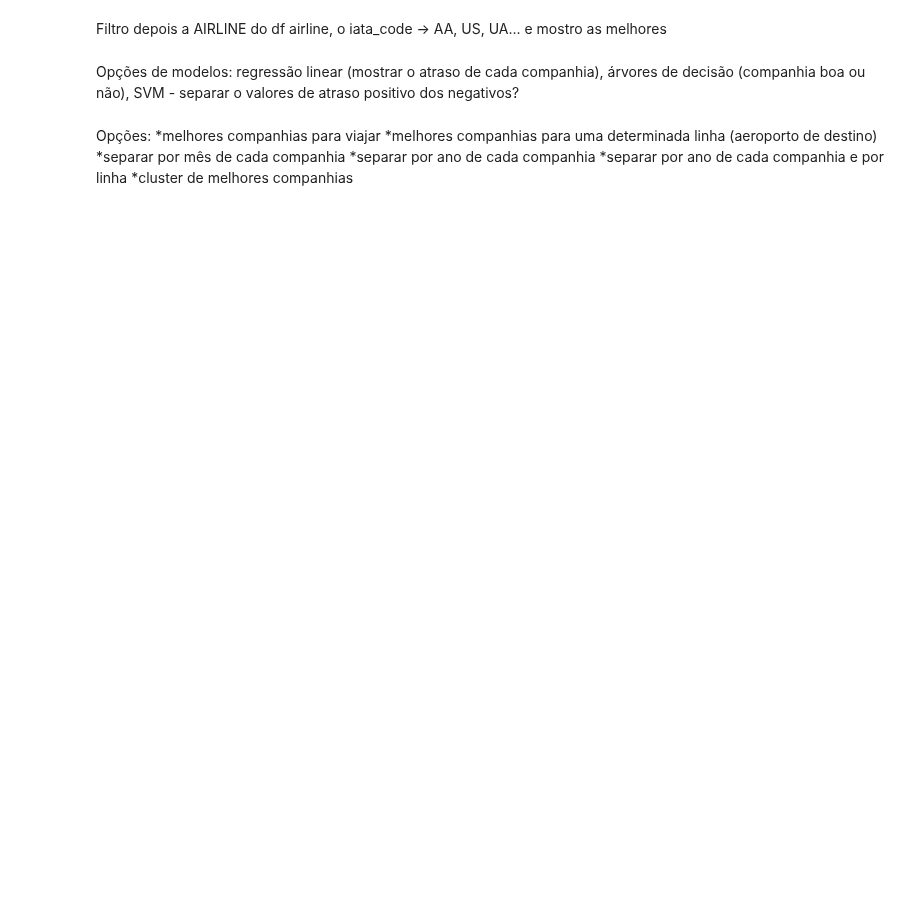
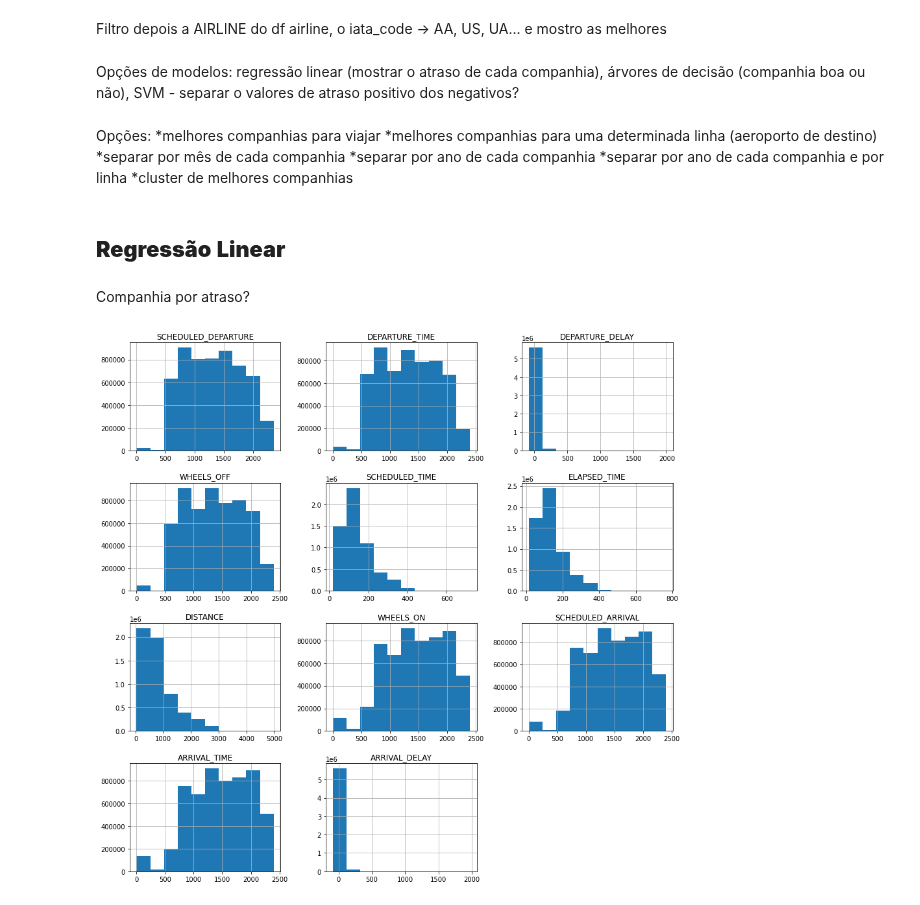
Before and after one commit to IonaSantana/Artificial-Intelligence, a Jupyter notebook: Flight_delay.ipynb, the cells around one changed output. Saved outputs shown, nothing was run; the diff lists cells and outputs as text; code cells hidden in the pictures; blank space fills up the shorter version.

```diff
--- a/Flight_delay.ipynb
+++ b/Flight_delay.ipynb
@@ -243,3 +220,7 @@ Opções:
 *separar por ano de cada companhia
 *separar por ano de cada companhia e por linha
 *cluster de melhores companhias
+# %% [markdown]
+## **Regressão** **Linear**
+# %% [markdown]
+Companhia por atraso?
@@ -245,0 +230,5 @@ Opções:
+# %%
+flights_time.hist(figsize=[15,15])
+plt.show()
+# %% [output]
+[figure, added]
```
Also changed, not shown: parts of 31 cells of this notebook.
